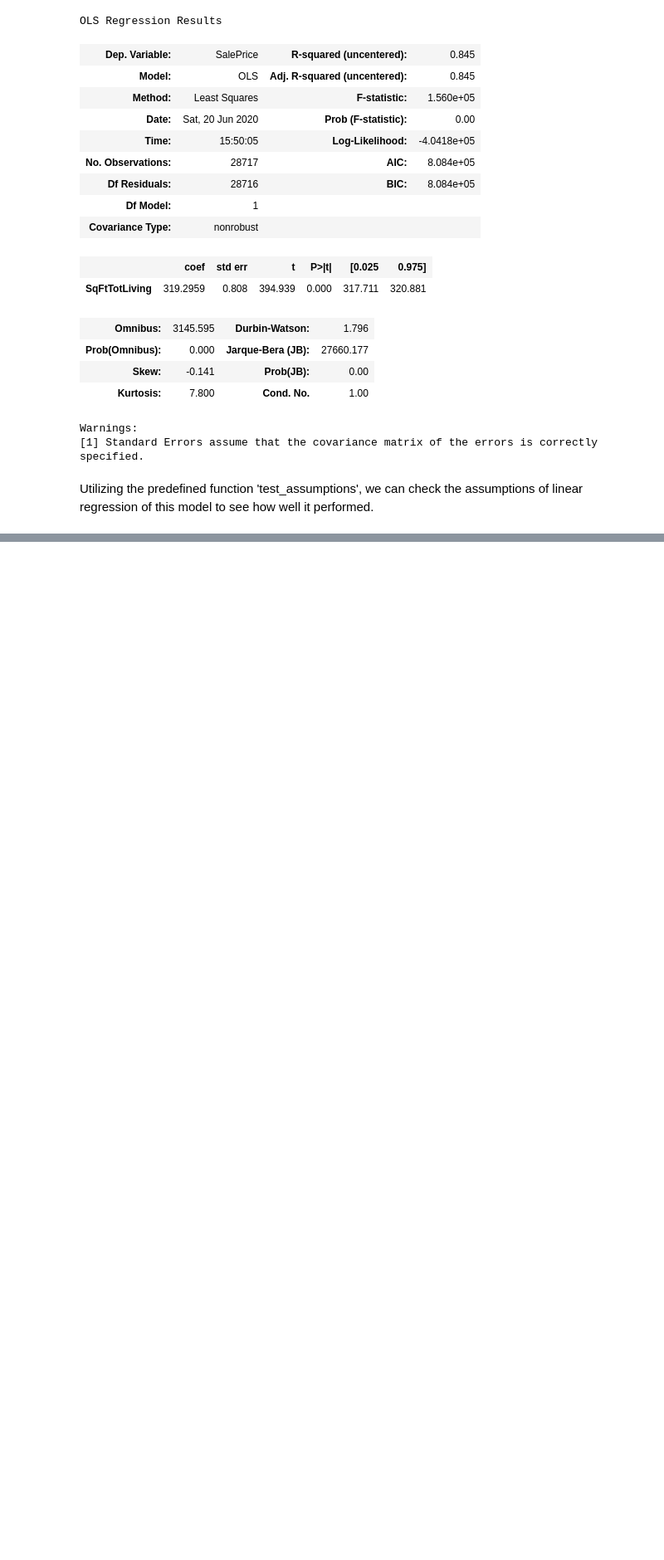
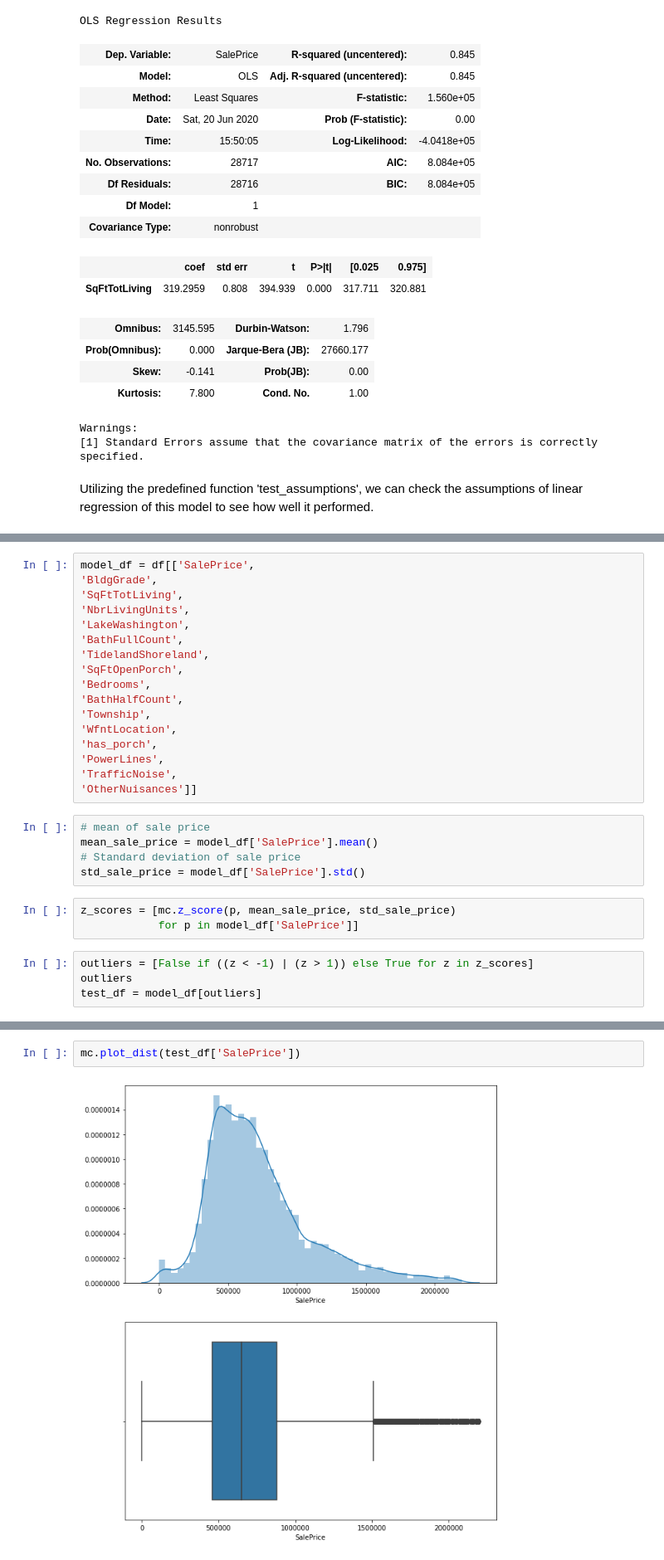
Before and after one commit to KarimOliver/mod_2_flatiron_project, a Jupyter notebook: notebooks/report/final_notebook.ipynb, the cells around one changed output, grey strips where cells are left out. Shown at 83% size. Drawn from its saved outputs; the diff is of its cells as text; blank space fills up the shorter version.

```diff
--- a/notebooks/report/final_notebook.ipynb
+++ b/notebooks/report/final_notebook.ipynb
@@ -195,0 +226,29 @@ Utilizing the predefined function 'test_assumptions', we can check the assumptio
+# %%
+model_df = df[['SalePrice',
+'BldgGrade',
+'SqFtTotLiving',
+'NbrLivingUnits',
+'LakeWashington',
+'BathFullCount',
+'TidelandShoreland',
+'SqFtOpenPorch',
+'Bedrooms',
+'BathHalfCount',
+'Township',
+'WfntLocation',
+'has_porch',
+'PowerLines',
+'TrafficNoise',
+'OtherNuisances']]
+# %%
+# mean of sale price
+mean_sale_price = model_df['SalePrice'].mean()
+# Standard deviation of sale price
+std_sale_price = model_df['SalePrice'].std()
+# %%
+z_scores = [mc.z_score(p, mean_sale_price, std_sale_price)
+            for p in model_df['SalePrice']]
+# %%
+outliers = [False if ((z < -1) | (z > 1)) else True for z in z_scores]
+outliers
+test_df = model_df[outliers]
@@ -195,0 +259,4 @@ Utilizing the predefined function 'test_assumptions', we can check the assumptio
+# %%
+mc.plot_dist(test_df['SalePrice'])
+# %% [output]
+[figure, added]
```
Also changed, not shown: parts of 43 cells of this notebook, 3 other files.
